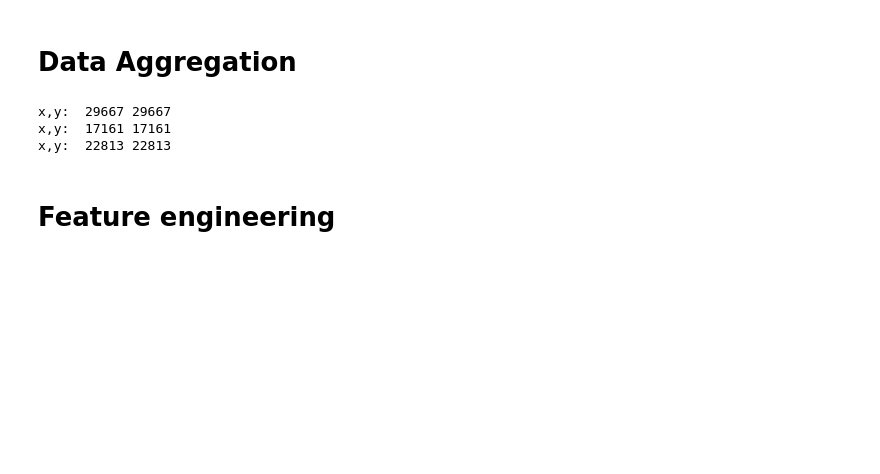
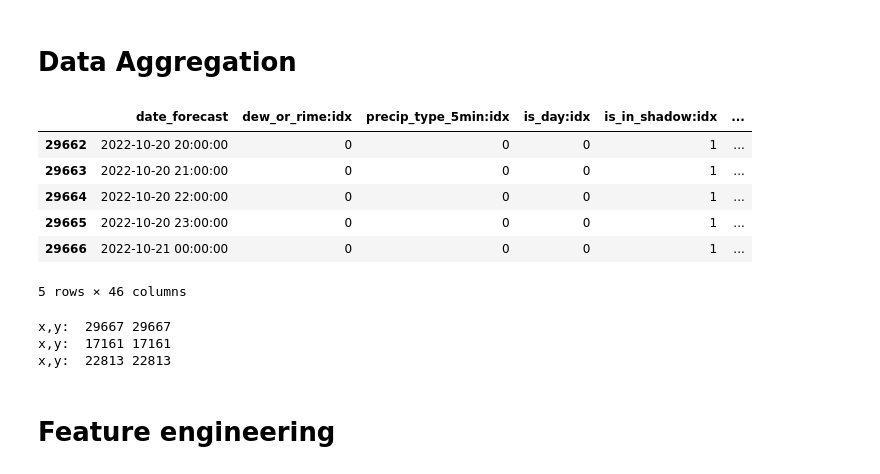
Before and after one commit to olejacobmellgren/solar-panel-energy-ml, a Jupyter notebook: model_notebooks/tensorflow_nosnow.ipynb, the cells around one changed output. Cells and saved outputs as stored; diff of their text form; code cells hidden in the pictures; blank space fills up the shorter version.

```diff
--- a/model_notebooks/tensorflow_nosnow.ipynb
+++ b/model_notebooks/tensorflow_nosnow.ipynb
@@ -187,6 +270,16 @@ for i in range(len(X_train)):
 
 for j in range(len(X_frames_test)):
     X_frames_test[j] = aggregate_correct_x(X_frames_test[j])
+# %%
+X_train[0].tail()
+# %% [output]
+|  | date_forecast | dew_or_rime:idx | precip_type_5min:idx | is_day:idx | is_in_shadow:idx | ... |
+| 29662 | 2022-10-20 20:00:00 | 0 | 0 | 0 | 1 | ... |
+| 29663 | 2022-10-20 21:00:00 | 0 | 0 | 0 | 1 | ... |
+| 29664 | 2022-10-20 22:00:00 | 0 | 0 | 0 | 1 | ... |
+| 29665 | 2022-10-20 23:00:00 | 0 | 0 | 0 | 1 | ... |
+| 29666 | 2022-10-21 00:00:00 | 0 | 0 | 0 | 1 | ... |
+5 rows × 46 columns
 # %%
 #Verify length matches
 for x in range(len(X_train)):
```
Also changed, not shown: parts of 6 cells of this notebook, 3 other files.
